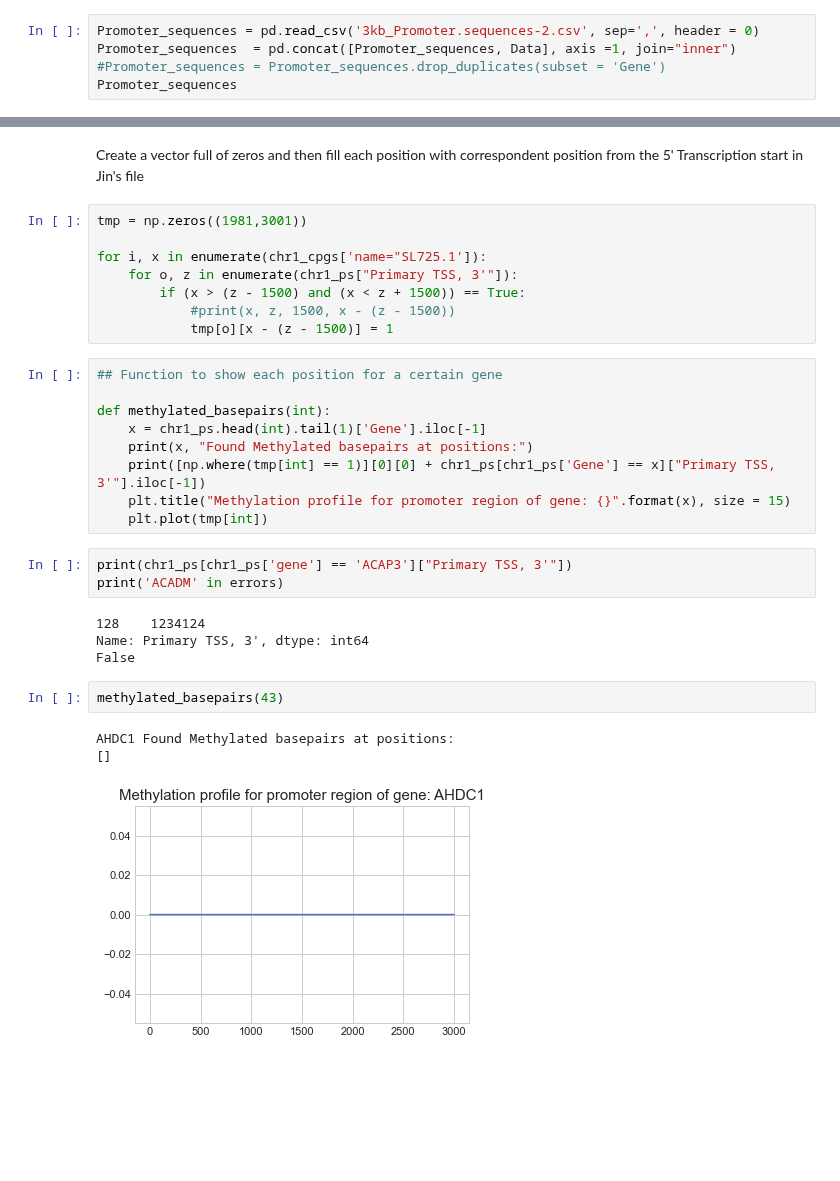
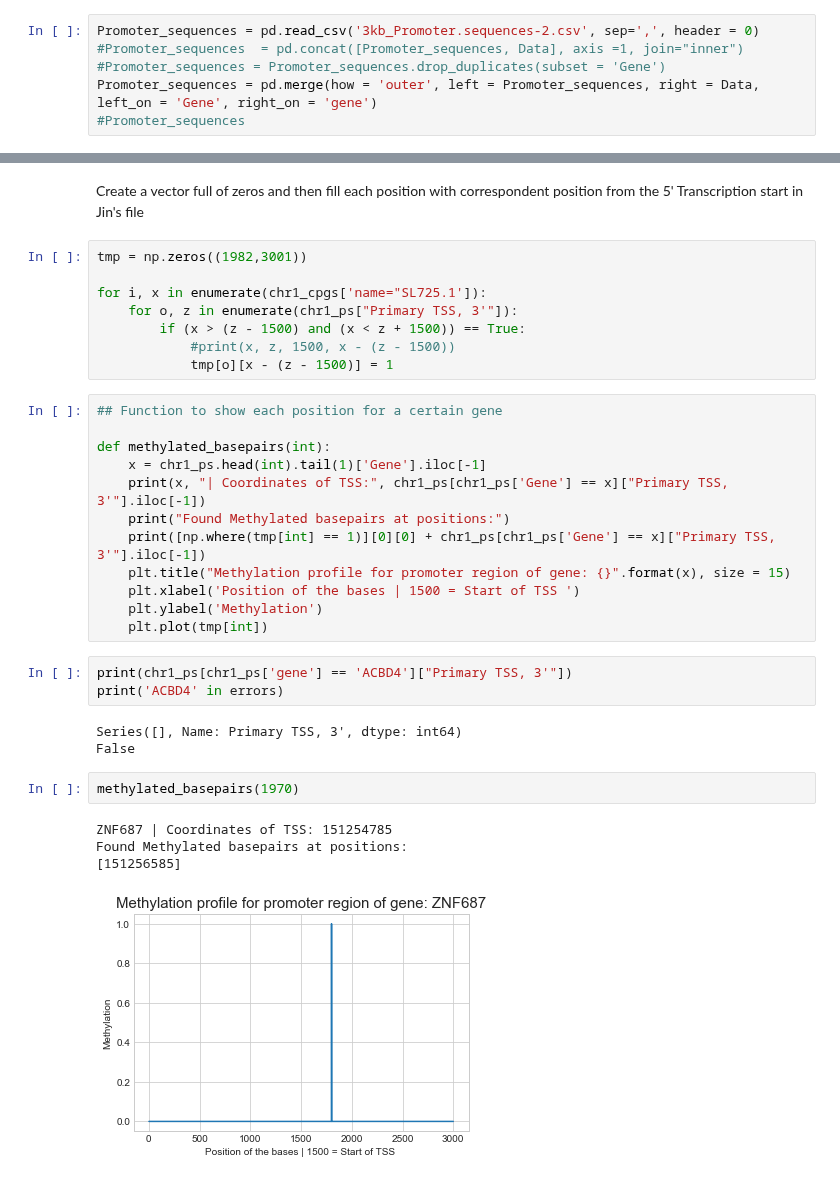
Before and after one commit to sermare/DeepOff, a Jupyter notebook: 1000 essential genes.ipynb, the cells around one changed output, grey strips where cells are left out. Saved outputs shown, nothing was run; the diff lists cells and outputs as text; blank space fills up the shorter version.

```diff
--- a/1000 essential genes.ipynb
+++ b/1000 essential genes.ipynb
@@ -74,6 +84,7 @@ Promoter_sequences.to_csv(r'3kb_Promoter.sequences-2.csv') # this was done after
 TypeError: object of type 'numpy.float64' has no len()
 # %%
 Promoter_sequences = pd.read_csv('3kb_Promoter.sequences-2.csv', sep=',', header = 0)
-Promoter_sequences  = pd.concat([Promoter_sequences, Data], axis =1, join="inner")
+#Promoter_sequences  = pd.concat([Promoter_sequences, Data], axis =1, join="inner")
 #Promoter_sequences = Promoter_sequences.drop_duplicates(subset = 'Gene')
-Promoter_sequences
+Promoter_sequences = pd.merge(how = 'outer', left = Promoter_sequences, right = Data, left_on = 'Gene', right_on = 'gene')
+#Promoter_sequences
@@ -537,7 +534,7 @@ len(chr1_ps)
 # %% [markdown]
 Create a vector full of zeros and then fill each position with correspondent position from the 5' Transcription start in Jin's file
 # %%
-tmp = np.zeros((1981,3001))
+tmp = np.zeros((1982,3001))
 
 for i, x in enumerate(chr1_cpgs['name="SL725.1']):
     for o, z in enumerate(chr1_ps["Primary TSS, 3'"]):
@@ -549,23 +546,26 @@ for i, x in enumerate(chr1_cpgs['name="SL725.1']):
 
 def methylated_basepairs(int):
     x = chr1_ps.head(int).tail(1)['Gene'].iloc[-1]
-    print(x, "Found Methylated basepairs at positions:")
+    print(x, "| Coordinates of TSS:", chr1_ps[chr1_ps['Gene'] == x]["Primary TSS, 3'"].iloc[-1])
+    print("Found Methylated basepairs at positions:")
     print([np.where(tmp[int] == 1)][0][0] + chr1_ps[chr1_ps['Gene'] == x]["Primary TSS, 3'"].iloc[-1])
     plt.title("Methylation profile for promoter region of gene: {}".format(x), size = 15)
+    plt.xlabel('Position of the bases | 1500 = Start of TSS ')
+    plt.ylabel('Methylation')
     plt.plot(tmp[int])
 # %%
-print(chr1_ps[chr1_ps['gene'] == 'ACAP3']["Primary TSS, 3'"])
-print('ACADM' in errors)
+print(chr1_ps[chr1_ps['gene'] == 'ACBD4']["Primary TSS, 3'"])
+print('ACBD4' in errors)
 # %% [output]
-128    1234124
-Name: Primary TSS, 3', dtype: int64
+Series([], Name: Primary TSS, 3', dtype: int64)
 False
 # %%
-methylated_basepairs(43)
+methylated_basepairs(1970)
 # %% [output]
-AHDC1 Found Methylated basepairs at positions:
-[]
+ZNF687 | Coordinates of TSS: 151254785
+Found Methylated basepairs at positions:
+[151256585]
-[figure, old version]
+[figure, new version]
 # %%
 # Are the predicted methylation sites C?
 
```
Also changed, not shown: parts of 15 cells of this notebook, 5 other files.
